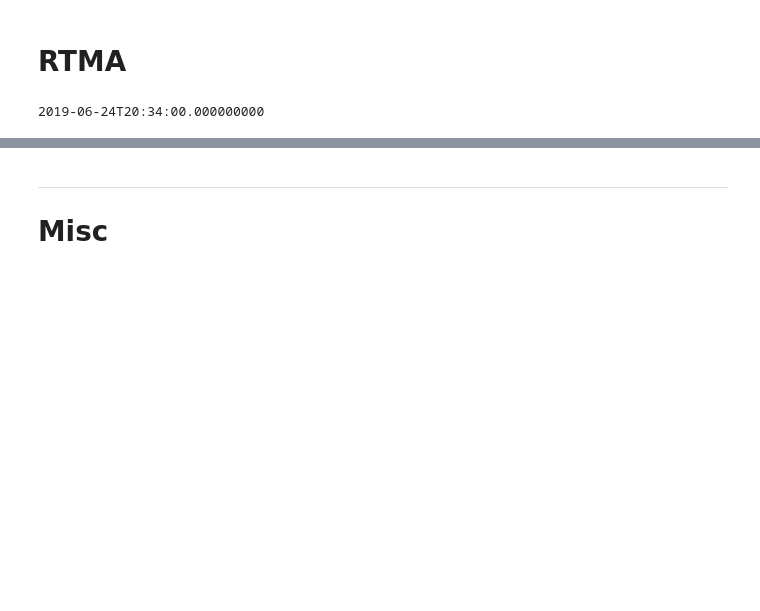
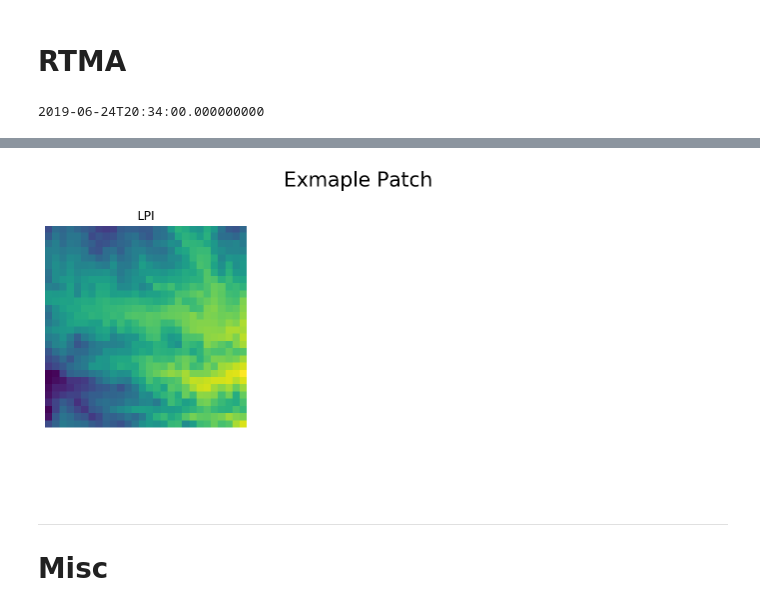
Before and after one commit to stockeh/cira-ml-soundings, a Jupyter notebook: notebooks/data-preprocessing.ipynb, the cells around one changed output, grey strips where cells are left out. Drawn from its saved outputs; the diff is of its cells as text; code cells hidden in the pictures; blank space fills up the shorter version.

```diff
--- a/notebooks/data-preprocessing.ipynb
+++ b/notebooks/data-preprocessing.ipynb
@@ -483,3 +492,18 @@ runtime: 4.479994773864746
+# %%
+patch = xar.rtma_values.values
+vmin = patch.min() # set min/max plotting range
+vmax = patch.max()
+
+fig, axs = plt.subplots(1, 3, figsize=(9, 4.5))
+[axi.set_axis_off() for axi in axs.ravel()]
+for i in range(3):
+    im = axs[i].imshow(patch[i,:,:], vmin=vmin, vmax=vmax)
+    plt.suptitle('Exmaple Patch', fontsize=20)
+    axs[i].set_title(f'{str(rtma.rtma_types[i])}')
+    break
+fig.tight_layout()
+# %% [output]
+[figure, added]
 # %% [markdown]
 ---
 # Misc
```
Also changed, not shown: parts of 9 cells of this notebook, 2 other files.
